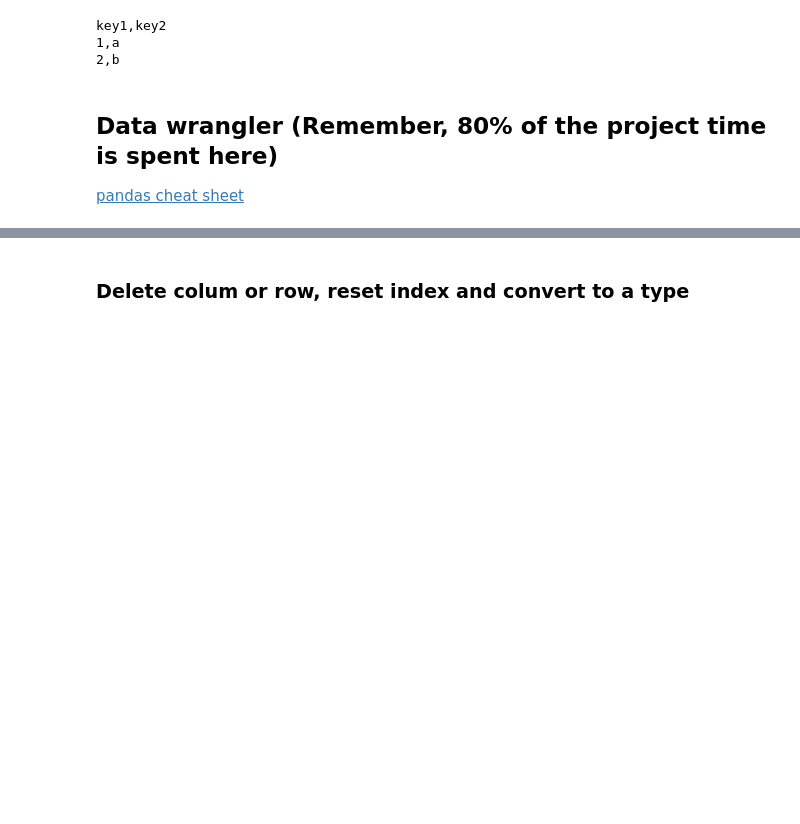
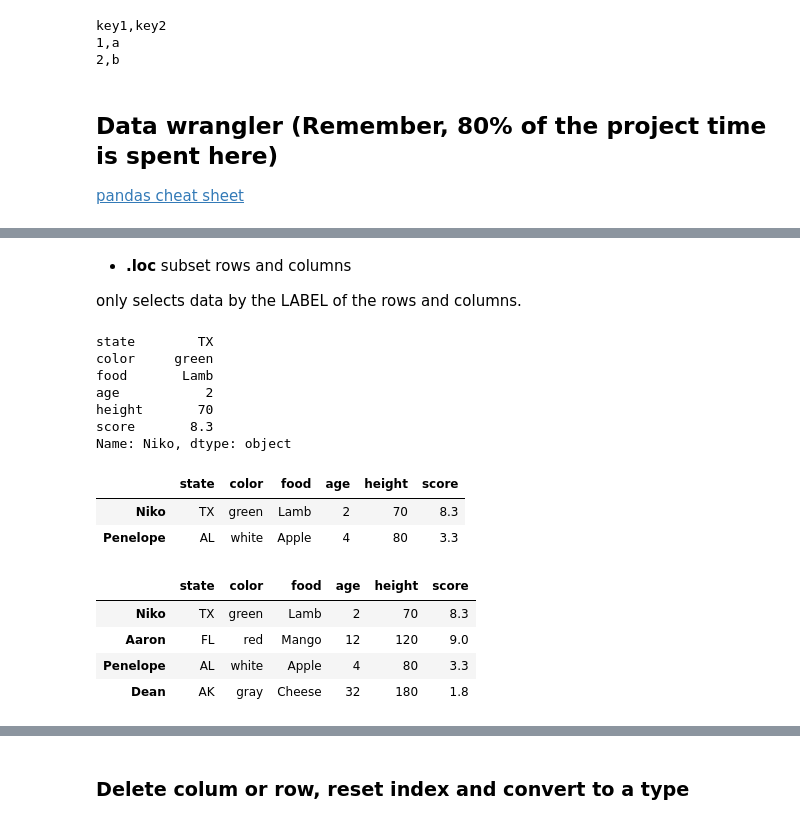
Before and after one commit to leandroohf/ds_pragmatic_programming, a Jupyter notebook: ds_pragmatic_programming_python.ipynb, the cells around one changed output, grey strips where cells are left out. Cells and saved outputs as stored; diff of their text form; code cells hidden in the pictures; blank space fills up the shorter version.

```diff
--- a/ds_pragmatic_programming_python.ipynb
+++ b/ds_pragmatic_programming_python.ipynb
@@ -451,0 +539,44 @@ key1,key2
+# %% [markdown]
+* **.loc** subset rows and columns
+
+only selects data by the LABEL of the rows and columns.
+# %%
+# Select rows  n returns serries
+df.loc['Niko']
+
+# select mutliple rows n return data frames
+df.loc[['Niko', 'Penelope']]
+
+
+# Slicing between range of rows
+df.loc['Niko':'Dean']
+
+# from begin to Aaron
+df.loc[:'Aaron']
+
+# from Dean to end
+df.loc['Dean':]
+
+# controling the step
+df.loc['Niko':'Christina':2]
+
+
+# selecting rows n columns
+# df.loc[row_selection, column_selection]
+df.loc[['Dean', 'Cornelia'], ['age', 'state', 'score']]
+# %% [output]
+state        TX
+color     green
+food       Lamb
+age           2
+height       70
+score       8.3
+Name: Niko, dtype: object
+|  | state | color | food | age | height | score |
+| Niko | TX | green | Lamb | 2 | 70 | 8.3 |
+| Penelope | AL | white | Apple | 4 | 80 | 3.3 |
+|  | state | color | food | age | height | score |
+| Niko | TX | green | Lamb | 2 | 70 | 8.3 |
+| Aaron | FL | red | Mango | 12 | 120 | 9.0 |
+| Penelope | AL | white | Apple | 4 | 80 | 3.3 |
+| Dean | AK | gray | Cheese | 32 | 180 | 1.8 |
```
Also changed, not shown: parts of 20 cells of this notebook.
